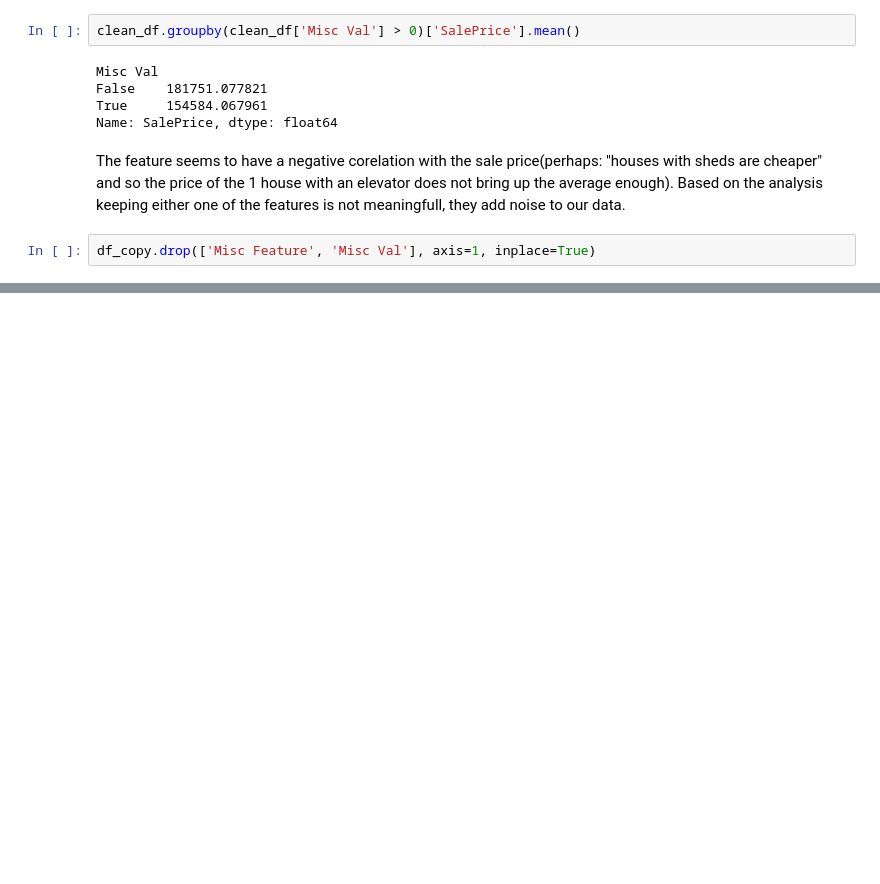
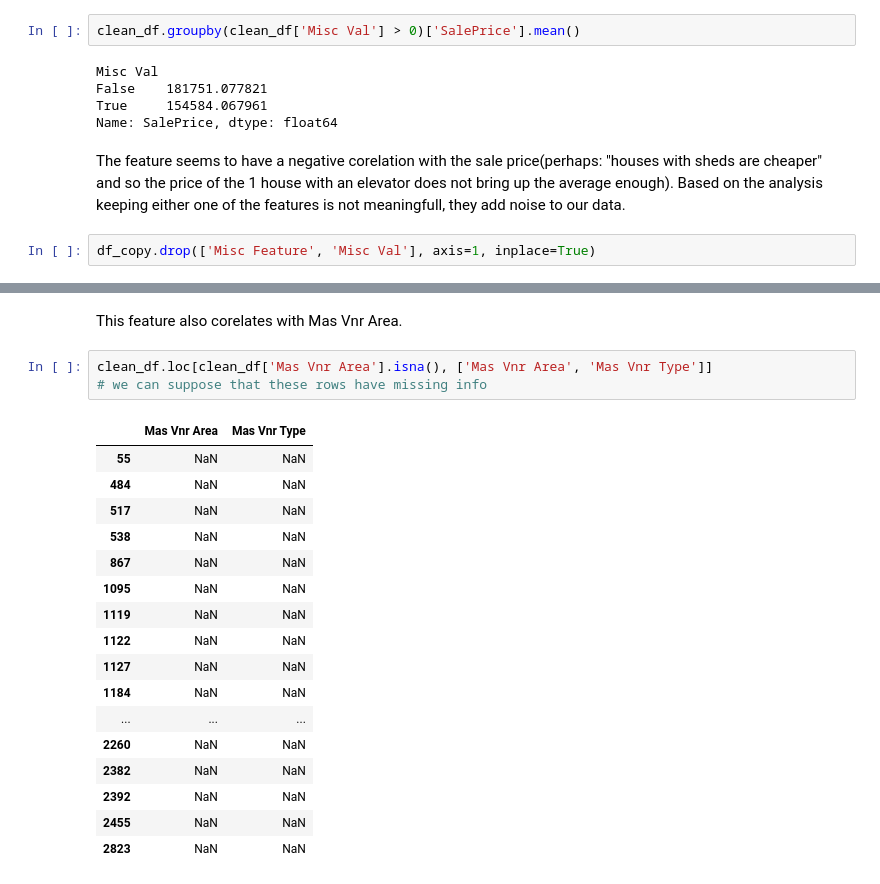
Before and after one commit to hedesiustefan/ML_Project, a Jupyter notebook: dataexplore.ipynb, the cells around one changed output, grey strips where cells are left out. Saved outputs shown, nothing was run; the diff lists cells and outputs as text; blank space fills up the shorter version.

```diff
--- a/dataexplore.ipynb
+++ b/dataexplore.ipynb
@@ -358,0 +452,23 @@ df_copy.drop(['Misc Feature', 'Misc Val'], axis=1, inplace=True)
+# %% [markdown]
+This feature also corelates with Mas Vnr Area.
+# %%
+clean_df.loc[clean_df['Mas Vnr Area'].isna(), ['Mas Vnr Area', 'Mas Vnr Type']]
+# we can suppose that these rows have missing info
+# %% [output]
+|  | Mas Vnr Area | Mas Vnr Type |
+| 55 | NaN | NaN |
+| 484 | NaN | NaN |
+| 517 | NaN | NaN |
+| 538 | NaN | NaN |
+| 867 | NaN | NaN |
+| 1095 | NaN | NaN |
+| 1119 | NaN | NaN |
+| 1122 | NaN | NaN |
+| 1127 | NaN | NaN |
+| 1184 | NaN | NaN |
+| ... | ... | ... |
+| 2260 | NaN | NaN |
+| 2382 | NaN | NaN |
+| 2392 | NaN | NaN |
+| 2455 | NaN | NaN |
+| 2823 | NaN | NaN |
```
Also changed, not shown: parts of 17 cells of this notebook.
